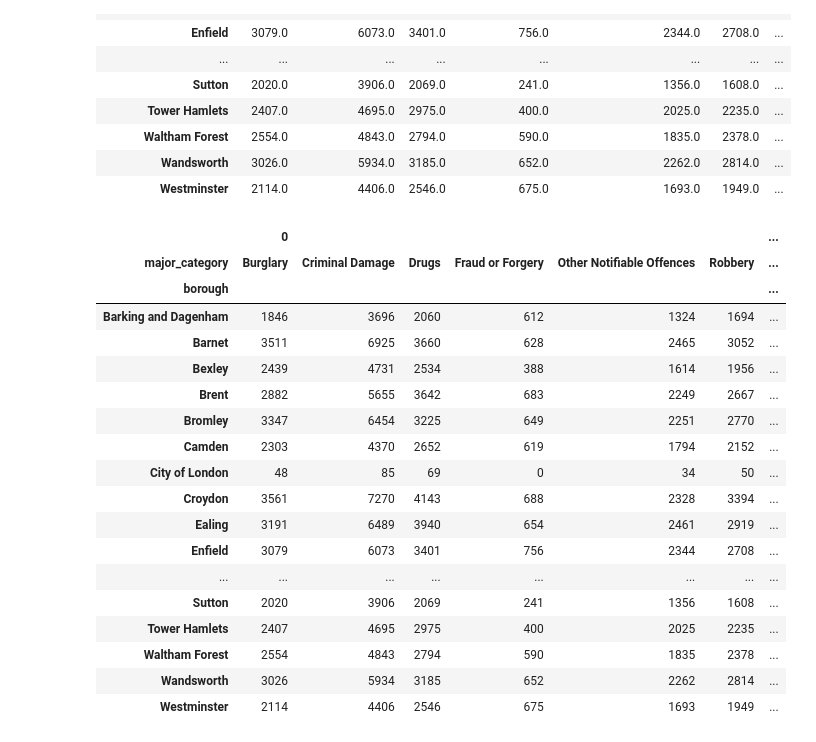
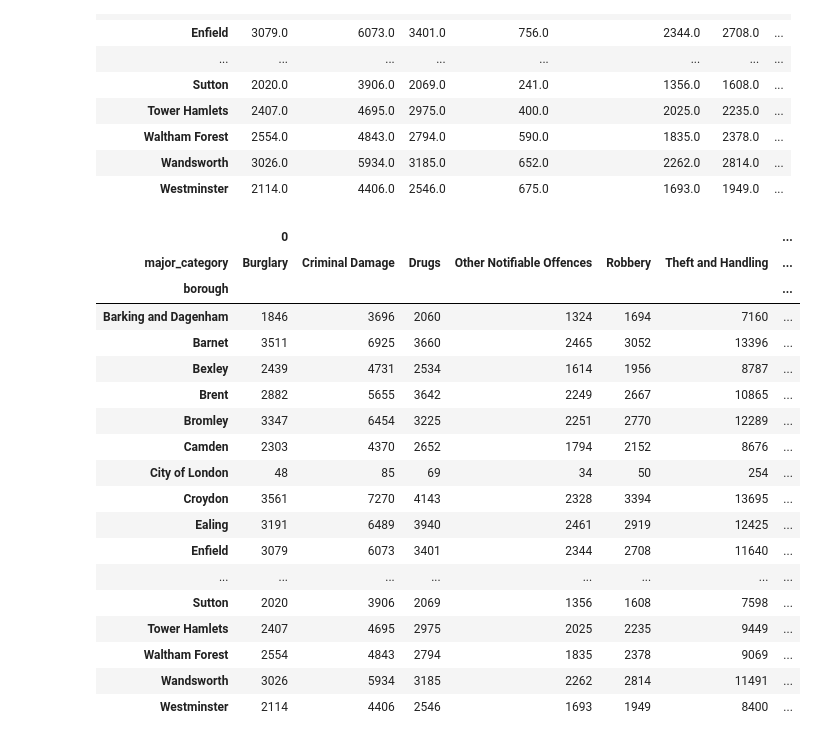
Before and after one commit to jukuznets/jupyter-notebooks, a Jupyter notebook: mpl-piechart.ipynb, the cells around one changed output. Drawn from its saved outputs; the diff is of its cells as text; code cells hidden in the pictures.

```diff
--- a/mpl-piechart.ipynb
+++ b/mpl-piechart.ipynb
@@ -64,27 +64,27 @@ table
 | Wandsworth | 3026.0 | 5934.0 | 3185.0 | 652.0 | 2262.0 | 2814.0 | ... |
 | Westminster | 2114.0 | 4406.0 | 2546.0 | 675.0 | 1693.0 | 1949.0 | ... |
 # %%
-table = table.fillna(0).astype(int)
+table = table.dropna(axis=1).astype(int)
 table
 # %% [output]
 |  | 0 |  |  |  |  |  | ... |
-| major_category | Burglary | Criminal Damage | Drugs | Fraud or Forgery | Other Notifiable Offences | Robbery | ... |
+| major_category | Burglary | Criminal Damage | Drugs | Other Notifiable Offences | Robbery | Theft and Handling | ... |
 | borough |  |  |  |  |  |  | ... |
-| Barking and Dagenham | 1846 | 3696 | 2060 | 612 | 1324 | 1694 | ... |
-| Barnet | 3511 | 6925 | 3660 | 628 | 2465 | 3052 | ... |
-| Bexley | 2439 | 4731 | 2534 | 388 | 1614 | 1956 | ... |
-| Brent | 2882 | 5655 | 3642 | 683 | 2249 | 2667 | ... |
-| Bromley | 3347 | 6454 | 3225 | 649 | 2251 | 2770 | ... |
-| Camden | 2303 | 4370 | 2652 | 619 | 1794 | 2152 | ... |
-| City of London | 48 | 85 | 69 | 0 | 34 | 50 | ... |
-| Croydon | 3561 | 7270 | 4143 | 688 | 2328 | 3394 | ... |
-| Ealing | 3191 | 6489 | 3940 | 654 | 2461 | 2919 | ... |
-| Enfield | 3079 | 6073 | 3401 | 756 | 2344 | 2708 | ... |
+| Barking and Dagenham | 1846 | 3696 | 2060 | 1324 | 1694 | 7160 | ... |
+| Barnet | 3511 | 6925 | 3660 | 2465 | 3052 | 13396 | ... |
+| Bexley | 2439 | 4731 | 2534 | 1614 | 1956 | 8787 | ... |
+| Brent | 2882 | 5655 | 3642 | 2249 | 2667 | 10865 | ... |
+| Bromley | 3347 | 6454 | 3225 | 2251 | 2770 | 12289 | ... |
+| Camden | 2303 | 4370 | 2652 | 1794 | 2152 | 8676 | ... |
+| City of London | 48 | 85 | 69 | 34 | 50 | 254 | ... |
+| Croydon | 3561 | 7270 | 4143 | 2328 | 3394 | 13695 | ... |
+| Ealing | 3191 | 6489 | 3940 | 2461 | 2919 | 12425 | ... |
+| Enfield | 3079 | 6073 | 3401 | 2344 | 2708 | 11640 | ... |
 | ... | ... | ... | ... | ... | ... | ... | ... |
-| Sutton | 2020 | 3906 | 2069 | 241 | 1356 | 1608 | ... |
-| Tower Hamlets | 2407 | 4695 | 2975 | 400 | 2025 | 2235 | ... |
-| Waltham Forest | 2554 | 4843 | 2794 | 590 | 1835 | 2378 | ... |
-| Wandsworth | 3026 | 5934 | 3185 | 652 | 2262 | 2814 | ... |
-| Westminster | 2114 | 4406 | 2546 | 675 | 1693 | 1949 | ... |
+| Sutton | 2020 | 3906 | 2069 | 1356 | 1608 | 7598 | ... |
+| Tower Hamlets | 2407 | 4695 | 2975 | 2025 | 2235 | 9449 | ... |
+| Waltham Forest | 2554 | 4843 | 2794 | 1835 | 2378 | 9069 | ... |
+| Wandsworth | 3026 | 5934 | 3185 | 2262 | 2814 | 11491 | ... |
+| Westminster | 2114 | 4406 | 2546 | 1693 | 1949 | 8400 | ... |
 # %%
 font_color = '#525252'
```
Also changed, not shown: parts of 1 cell of this notebook.
